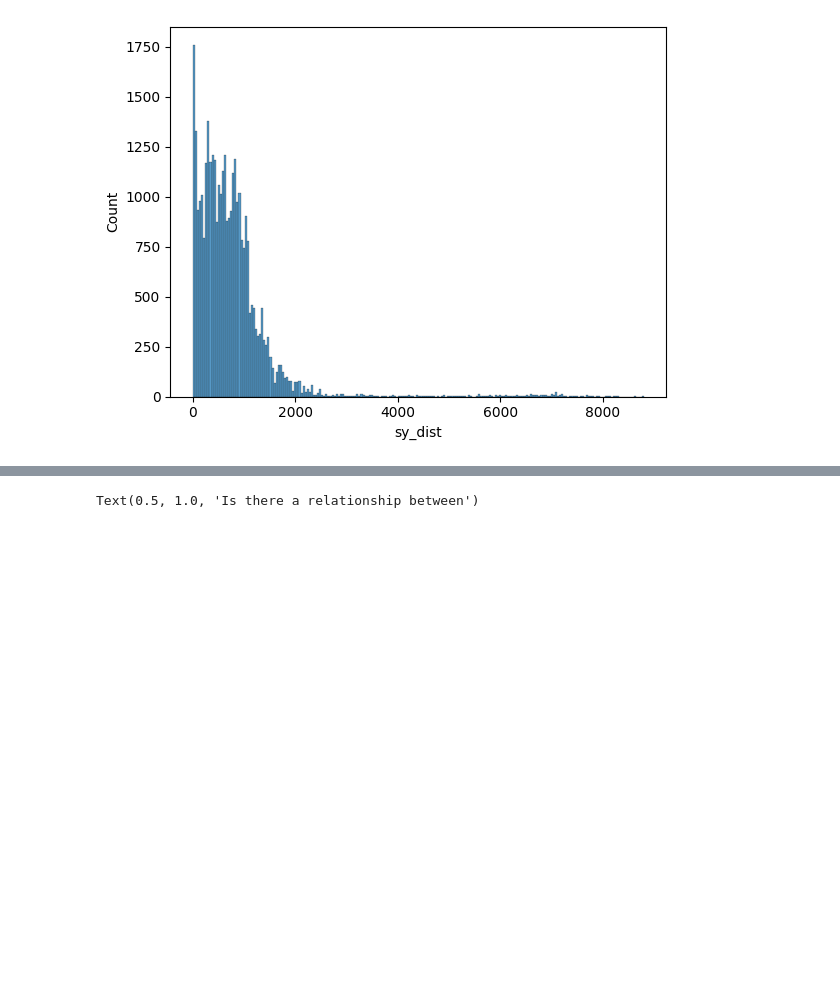
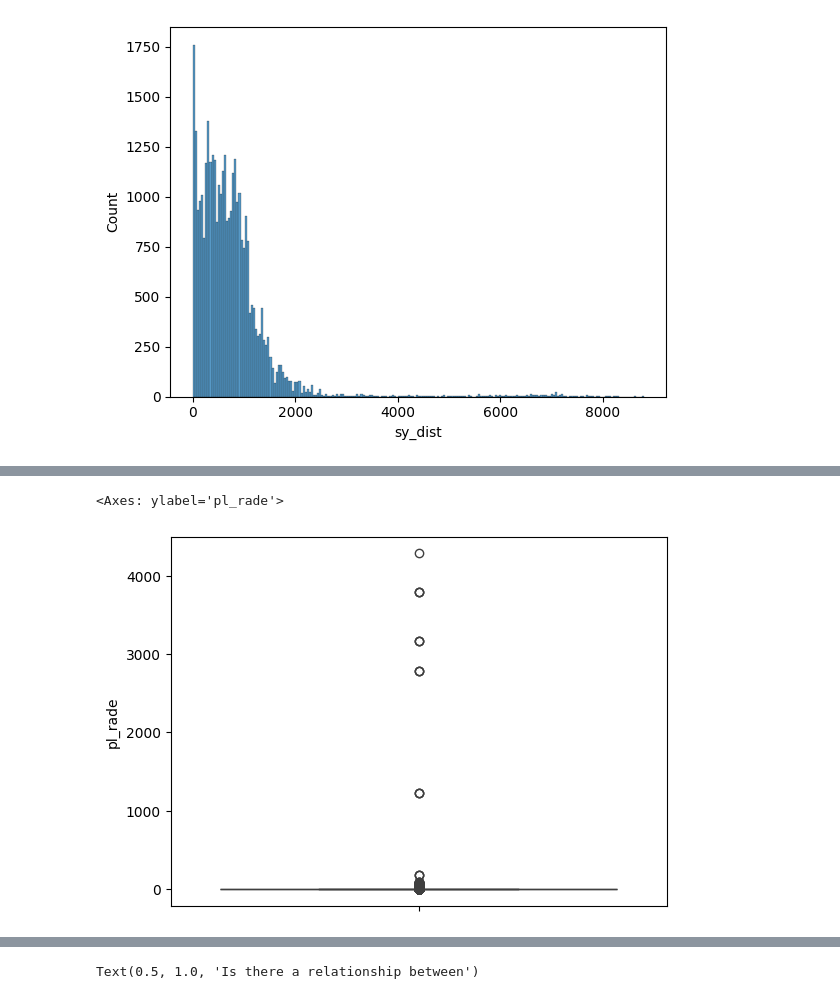
Before and after one commit to AlejandroBlancoFernandez/ExoplanetEDA, a Jupyter notebook: ExoplanetEDA.ipynb, the cells around one changed output, grey strips where cells are left out. Drawn from its saved outputs; the diff is of its cells as text; code cells hidden in the pictures; blank space fills up the shorter version.

```diff
--- a/ExoplanetEDA.ipynb
+++ b/ExoplanetEDA.ipynb
@@ -406,0 +411,5 @@ sns.histplot(df['sy_dist'])
+# %%
+sns.boxplot(df['pl_rade'])
+# %% [output]
+<Axes: ylabel='pl_rade'>
+[figure, added]
```
Also changed, not shown: parts of 6 cells of this notebook.
